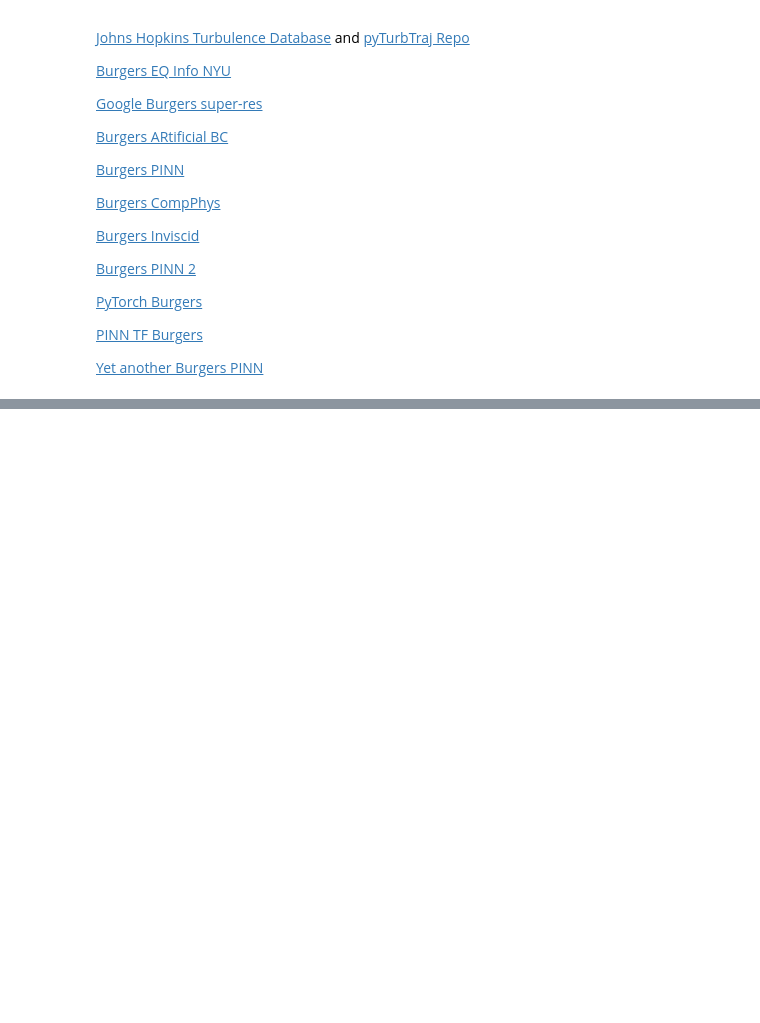
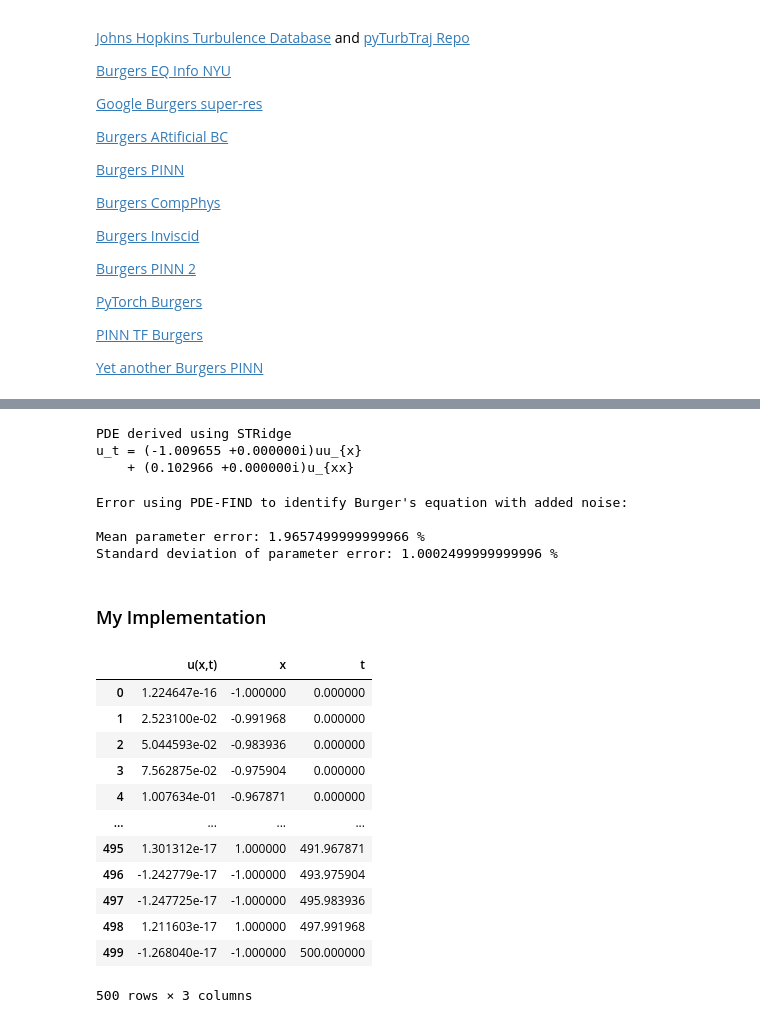
Before and after one commit to rajgark/COLSA-PySINDy, a Jupyter notebook: KortewegDeVries_COLSA.ipynb, the cells around one changed output, grey strips where cells are left out. Cells and saved outputs as stored; diff of their text form; code cells hidden in the pictures; blank space fills up the shorter version.

```diff
--- a/KortewegDeVries_COLSA.ipynb
+++ b/KortewegDeVries_COLSA.ipynb
@@ -636,0 +726,21 @@ Supplemental:
+# %%
+# Solve with STRidge
+w = pdefind.TrainSTRidge(Rn,Utn,10**-5,1)
+print ("PDE derived using STRidge")
+pdefind.print_pde(w, rhs_des)
+# %% [output]
+PDE derived using STRidge
+u_t = (-1.009655 +0.000000i)uu_{x}
+    + (0.102966 +0.000000i)u_{xx}
+# %%
+err = abs(np.array([(1 -  1.009655)*100, (.1 - 0.102966)*100/0.1]))
+print("Error using PDE-FIND to identify Burger's equation with added noise:\n")
+print("Mean parameter error:", np.mean(err), '%')
+print("Standard deviation of parameter error:", np.std(err), '%')
+# %% [output]
+Error using PDE-FIND to identify Burger's equation with added noise:
+
+Mean parameter error: 1.9657499999999966 %
+Standard deviation of parameter error: 1.0002499999999996 %
+# %% [markdown]
+### My Implementation
@@ -636,0 +810,18 @@ Supplemental:
+# %%
+dataset = gen_train(500)
+# %%
+dataset
+# %% [output]
+|  | u(x,t) | x | t |
+| 0 | 1.224647e-16 | -1.000000 | 0.000000 |
+| 1 | 2.523100e-02 | -0.991968 | 0.000000 |
+| 2 | 5.044593e-02 | -0.983936 | 0.000000 |
+| 3 | 7.562875e-02 | -0.975904 | 0.000000 |
+| 4 | 1.007634e-01 | -0.967871 | 0.000000 |
+| ... | ... | ... | ... |
+| 495 | 1.301312e-17 | 1.000000 | 491.967871 |
+| 496 | -1.242779e-17 | -1.000000 | 493.975904 |
+| 497 | -1.247725e-17 | -1.000000 | 495.983936 |
+| 498 | 1.211603e-17 | 1.000000 | 497.991968 |
+| 499 | -1.268040e-17 | -1.000000 | 500.000000 |
+500 rows × 3 columns
```
Also changed, not shown: parts of 18 cells of this notebook.
